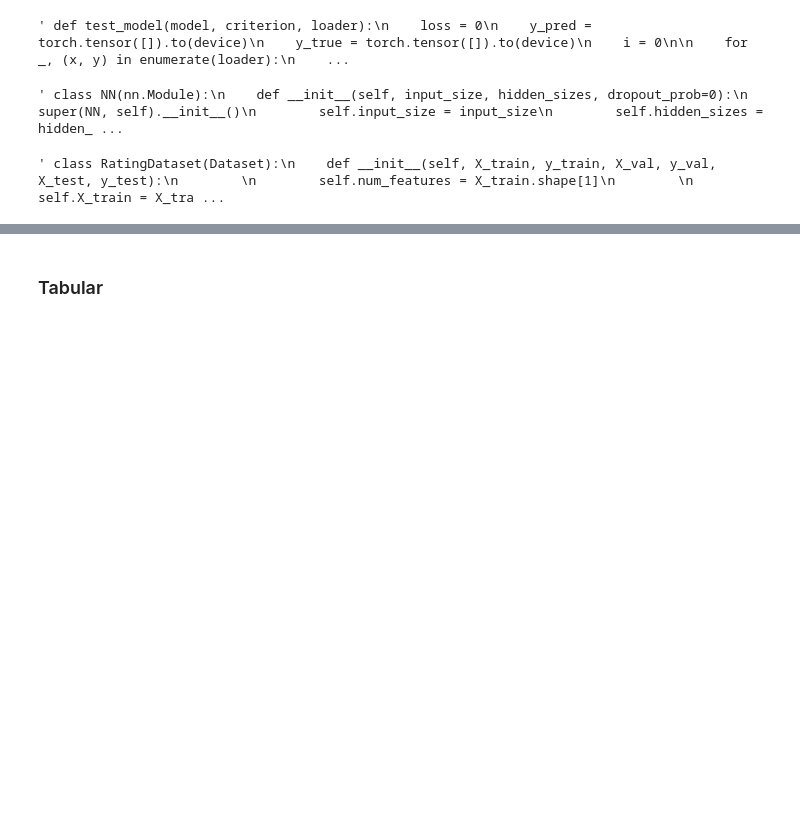
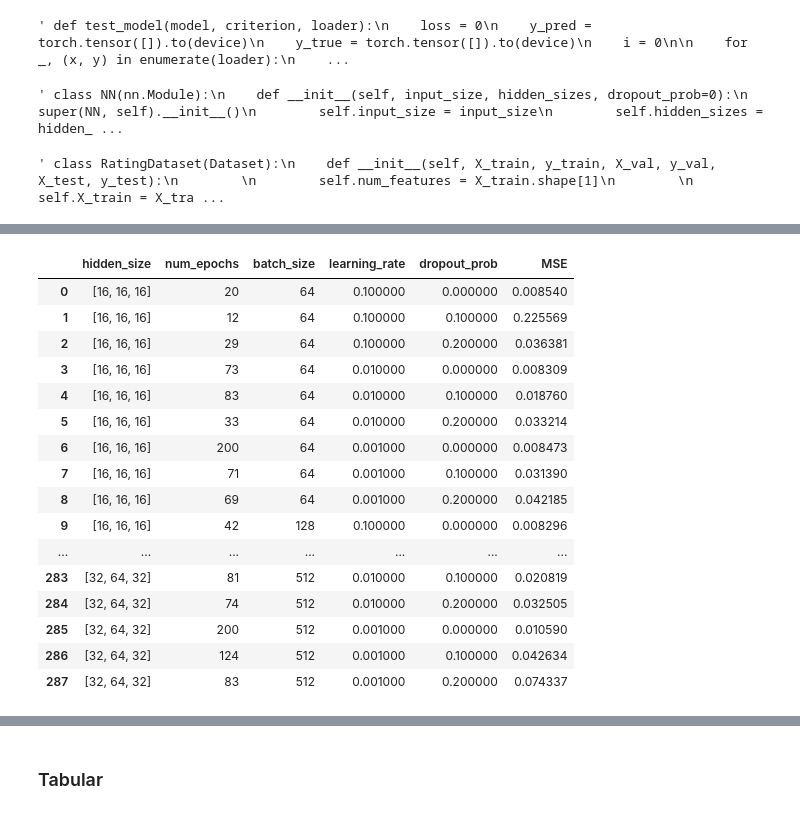
Before and after one commit to nicolopizzo/data-analytics, a Jupyter notebook: analysis.ipynb, the cells around one changed output, grey strips where cells are left out. Cells and saved outputs as stored; diff of their text form; code cells hidden in the pictures; blank space fills up the shorter version.

Commit message:
hyperparameters evaluation

```diff
--- a/analysis.ipynb
+++ b/analysis.ipynb
@@ -1034,30 +1050,21 @@ my_table.to_csv('my_table.csv', index=False) """
-# %%
-""" # from hyperparameters create a table
-my_table = pd.DataFrame(columns=['hidden_size', 'num_epochs', 'batch', 'learning_rate', 'mse'])
-
-mse = [0.5462421, 0.54728395, 0.54958314, 0.5459766, 0.54793584, 0.5462129, 1.3276674, 0.54908013, 0.54736763, 0.5456823, 0.54621977, 0.55039144, 984.968, 0.5463267, 0.54557204, 827.72754, 0.54591477, 0.54730576, 0.54540837, 0.5455489, 0.5542813, 5661.4873, 0.54558754, 0.590072, 67346.25, 0.5455019, 0.5475943, 0.5454466, 0.54541177, 0.54702866, 1571227400.0, 0.5457399, 0.55080384, 504163620.0, 0.54544294, 0.5582338, 0.54562855, 0.54561776, 0.58569795, 6.142842, 0.54540557, 0.5572832, 148232750.0, 0.54562014, 0.5480507, 0.5465322, 0.54691845, 0.54660344, 0.5463043, 0.5472447, 0.56238735, 39553.855, 0.5467885, 0.5461225]
-
-hidden_sizes = [8, 16, 32, 64, 128, 256]
-nums_epochs = [50]
-batch_sizes = [8, 16, 32]
-learning_rate = [0.001, 0.01, 0.1]
-
-# crea tutte le possibili combinazioni di iperparametri
-hyperparameters = itertools.product(hidden_sizes, nums_epochs, batch_sizes, learning_rate)
-
-for i, [hidden_size, num_epochs, batch, learning_rate] in enumerate(hyperparameters):
-    #print("hidden_size: {}, num_epochs: {}, batch: {}, learning_rate: {}, mse: {}".format(hidden_size, num_epochs, batch, learning_rate, mse[i]))
-    my_table.loc[i] = [hidden_size, num_epochs, batch, learning_rate, mse[i]]
-
-display(my_table.head())
-
-# show my_table as a table with colored mse values
-# all cells white, red if > 1, green if min
-def color_mse(val):
-    color = 'red' if val > 1 else 'white'
-    if val == my_table['mse'].min():
-        color = 'green'
-    return 'background-color: %s' % color
-
-my_table.style.applymap(color_mse, subset=['mse'])
- """
+# %%
+# apply green color to min MSE
+my_table.style.applymap(lambda x: 'background-color: green' if x == my_table['MSE'].min() else '', subset=['MSE'])
+# %% [output]
+|  | hidden_size | num_epochs | batch_size | learning_rate | dropout_prob | MSE |
+| 0 | [16, 16, 16] | 20 | 64 | 0.100000 | 0.000000 | 0.008540 |
+| 1 | [16, 16, 16] | 12 | 64 | 0.100000 | 0.100000 | 0.225569 |
+| 2 | [16, 16, 16] | 29 | 64 | 0.100000 | 0.200000 | 0.036381 |
+| 3 | [16, 16, 16] | 73 | 64 | 0.010000 | 0.000000 | 0.008309 |
+| 4 | [16, 16, 16] | 83 | 64 | 0.010000 | 0.100000 | 0.018760 |
+| 5 | [16, 16, 16] | 33 | 64 | 0.010000 | 0.200000 | 0.033214 |
+| 6 | [16, 16, 16] | 200 | 64 | 0.001000 | 0.000000 | 0.008473 |
+| 7 | [16, 16, 16] | 71 | 64 | 0.001000 | 0.100000 | 0.031390 |
+| 8 | [16, 16, 16] | 69 | 64 | 0.001000 | 0.200000 | 0.042185 |
+| 9 | [16, 16, 16] | 42 | 128 | 0.100000 | 0.000000 | 0.008296 |
+| ... | ... | ... | ... | ... | ... | ... |
+| 283 | [32, 64, 32] | 81 | 512 | 0.010000 | 0.100000 | 0.020819 |
+| 284 | [32, 64, 32] | 74 | 512 | 0.010000 | 0.200000 | 0.032505 |
+| 285 | [32, 64, 32] | 200 | 512 | 0.001000 | 0.000000 | 0.010590 |
+| 286 | [32, 64, 32] | 124 | 512 | 0.001000 | 0.100000 | 0.042634 |
+| 287 | [32, 64, 32] | 83 | 512 | 0.001000 | 0.200000 | 0.074337 |
```
Also changed, not shown: parts of 14 cells of this notebook, 1 other file.
